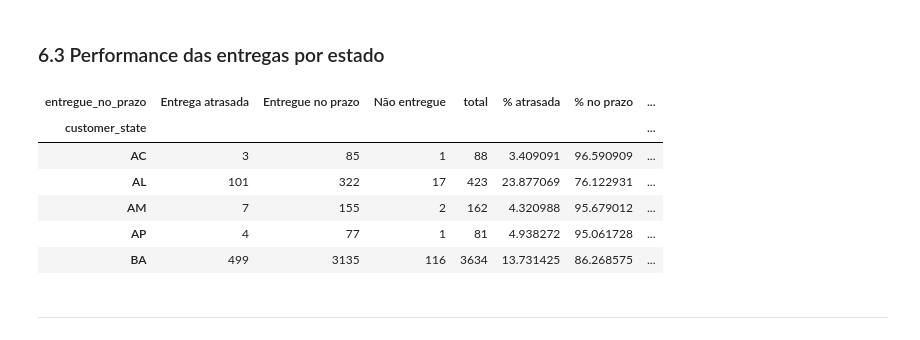
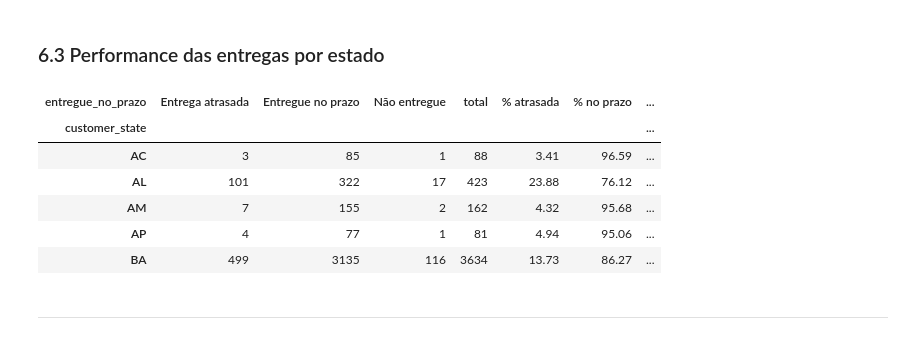
Before and after one commit to luisboani/Olist_Analysis, a Jupyter notebook: [Portuguese]Olist_Analysis.ipynb, the cells around one changed output. Saved outputs shown, nothing was run; the diff lists cells and outputs as text; code cells hidden in the pictures.

```diff
--- a/[Portuguese]Olist_Analysis.ipynb
+++ b/[Portuguese]Olist_Analysis.ipynb
@@ -386,10 +370,7 @@ Nessa seção vamos analisar os dados de entregas e tentar responder as seguinte
 	- entrega - responsabilidade da transportadora
 # %%
 # order_items -- (product_id) -- products
-df = order_items.merge(products, on=['product_id'])
-
-# Limpando colunas desnecessárias para análise
-df = df[['order_id', 'product_category_name', 'price']]
+df = order_items.merge(products, on=['product_id'])[['order_id', 'product_category_name', 'price']]
 
 # order_items -- (order_id) -- orders
 df = df.merge(orders, on=['order_id'])
@@ -575,25 +556,25 @@ Em geral, cerca de 90% das entregas foram feitas no prazo. 7,8% foram feitas dep
 # %% [markdown]
 ### 6.3 Performance das entregas por estado
 # %%
-entregas_states = atrasos.groupby(['customer_state', 'entregue_no_prazo']).sum()
-entregas_states = entregas_states.pivot_table(index='customer_state', columns='entregue_no_prazo', values='count')
+entregas_estados = atrasos.groupby(['customer_state', 'entregue_no_prazo']).sum()
+entregas_estados = entregas_estados.pivot_table(index='customer_state', columns='entregue_no_prazo', values='count')
 # %%
-entregas_states['total'] = entregas_states['Entrega atrasada'] + entregas_states['Entregue no prazo']
-+ entregas_states['Não entregue']
+entregas_estados['total'] = entregas_estados['Entrega atrasada'] + entregas_estados['Entregue no prazo']
++ entregas_estados['Não entregue']
 
-entregas_states['% atrasada'] = entregas_states['Entrega atrasada']*100/entregas_states['total']
-entregas_states['% no prazo'] = entregas_states['Entregue no prazo']*100/entregas_states['total']
-entregas_states['% não entregue'] = entregas_states['Não entregue']*100/entregas_states['total']
+entregas_estados['% atrasada'] = entregas_estados['Entrega atrasada']*100/entregas_estados['total']
+entregas_estados['% no prazo'] = entregas_estados['Entregue no prazo']*100/entregas_estados['total']
+entregas_estados['% não entregue'] = entregas_estados['Não entregue']*100/entregas_estados['total']
 
-entregas_states.head()
+entregas_estados.head()
 # %% [output]
 | entregue_no_prazo | Entrega atrasada | Entregue no prazo | Não entregue | total | % atrasada | % no prazo | ... |
 | customer_state |  |  |  |  |  |  | ... |
-| AC | 3 | 85 | 1 | 88 | 3.409091 | 96.590909 | ... |
-| AL | 101 | 322 | 17 | 423 | 23.877069 | 76.122931 | ... |
-| AM | 7 | 155 | 2 | 162 | 4.320988 | 95.679012 | ... |
-| AP | 4 | 77 | 1 | 81 | 4.938272 | 95.061728 | ... |
-| BA | 499 | 3135 | 116 | 3634 | 13.731425 | 86.268575 | ... |
+| AC | 3 | 85 | 1 | 88 | 3.41 | 96.59 | ... |
+| AL | 101 | 322 | 17 | 423 | 23.88 | 76.12 | ... |
+| AM | 7 | 155 | 2 | 162 | 4.32 | 95.68 | ... |
+| AP | 4 | 77 | 1 | 81 | 4.94 | 95.06 | ... |
+| BA | 499 | 3135 | 116 | 3634 | 13.73 | 86.27 | ... |
 # %% [markdown]
 ***
 # %% [markdown]
```
Also changed, not shown: parts of 13 cells of this notebook, 1 other file.
